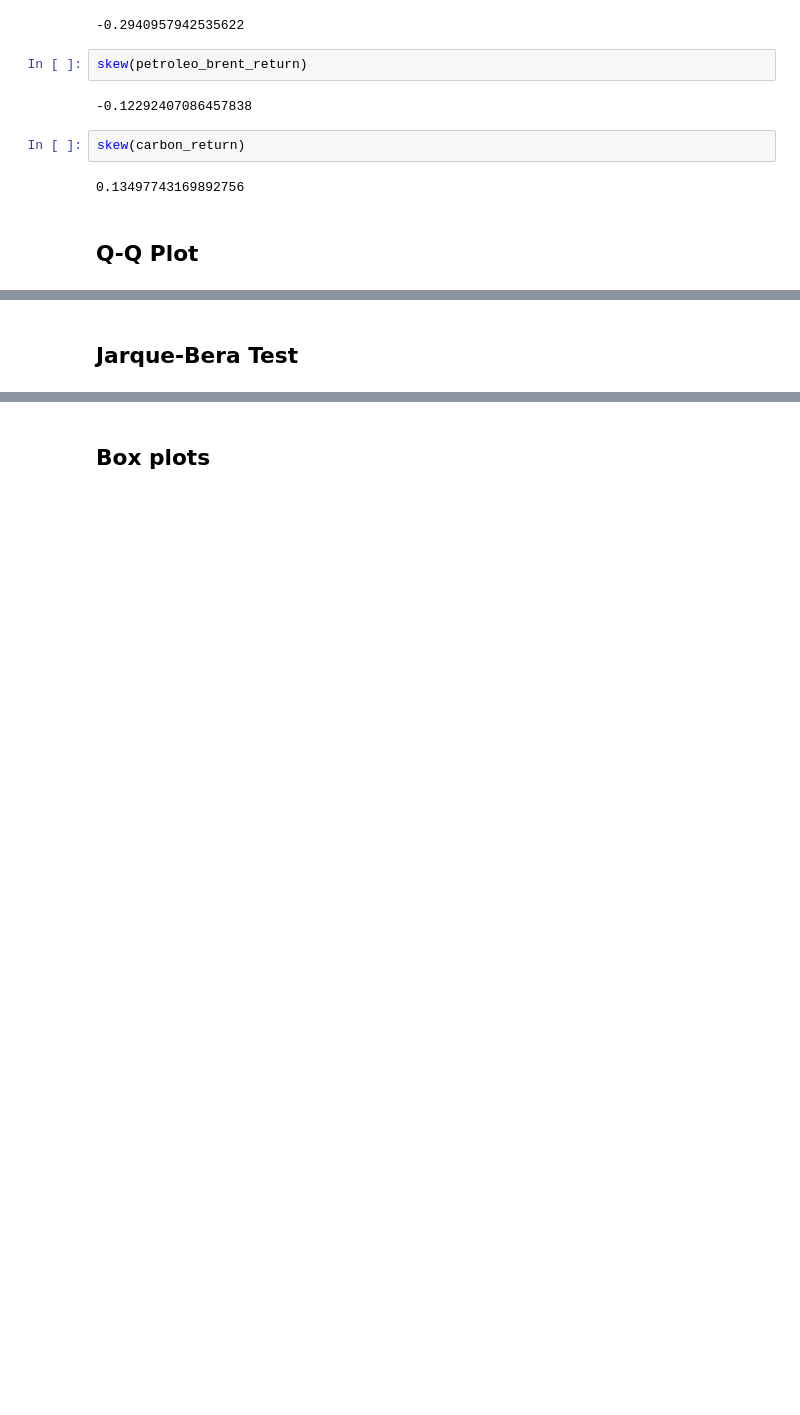
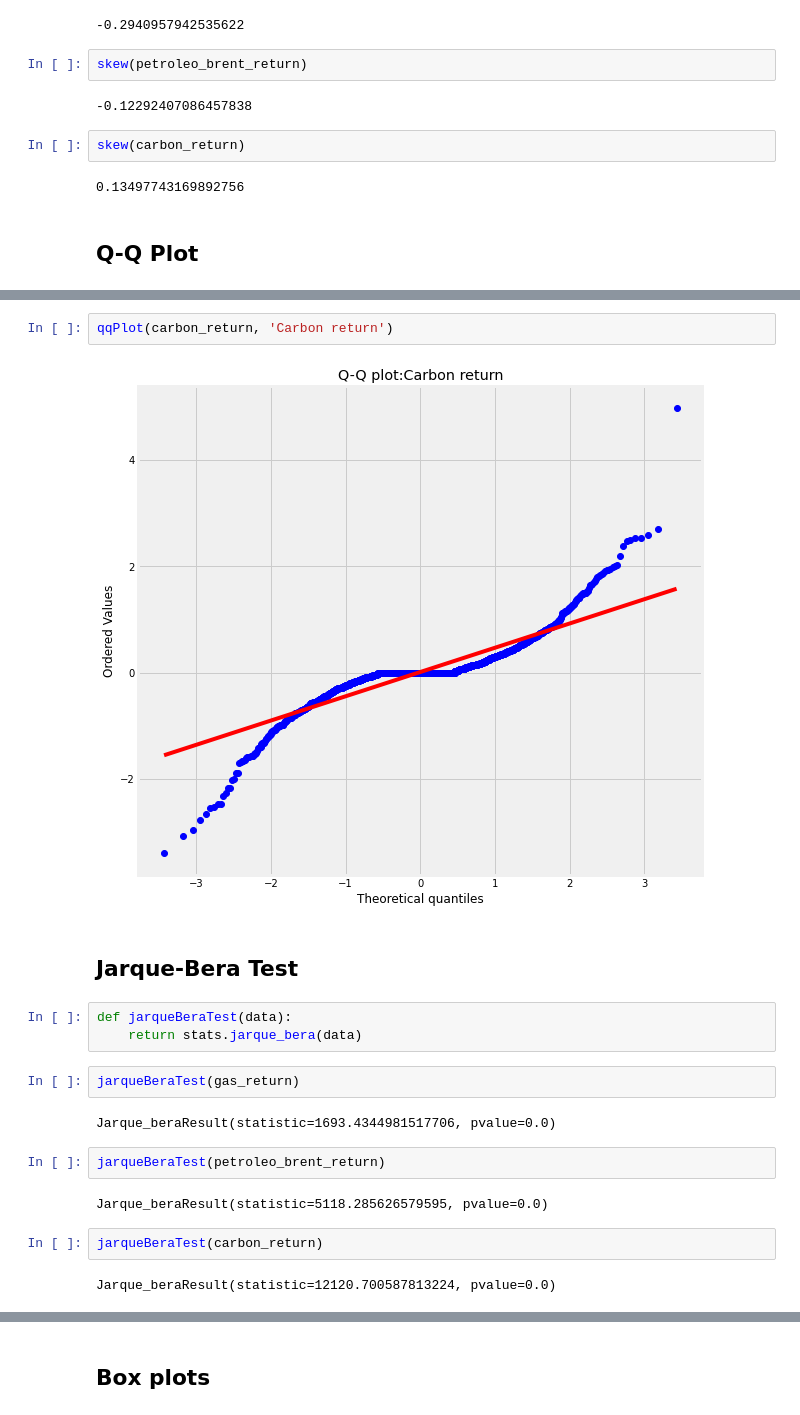
Before and after one commit to Cesuuur/energy-market-analysis, a Jupyter notebook: EstadisticaDescriptiva.ipynb, the cells around one changed output, grey strips where cells are left out. Saved outputs shown, nothing was run; the diff lists cells and outputs as text; blank space fills up the shorter version.

```diff
--- a/EstadisticaDescriptiva.ipynb
+++ b/EstadisticaDescriptiva.ipynb
@@ -277,2 +297,21 @@ skew(carbon_return)
+# %%
+qqPlot(carbon_return, 'Carbon return')
+# %% [output]
+[figure, added]
 # %% [markdown]
 ## Jarque-Bera Test
+# %%
+def jarqueBeraTest(data):
+    return stats.jarque_bera(data)
+# %%
+jarqueBeraTest(gas_return)
+# %% [output]
+Jarque_beraResult(statistic=1693.4344981517706, pvalue=0.0)
+# %%
+jarqueBeraTest(petroleo_brent_return)
+# %% [output]
+Jarque_beraResult(statistic=5118.285626579595, pvalue=0.0)
+# %%
+jarqueBeraTest(carbon_return)
+# %% [output]
+Jarque_beraResult(statistic=12120.700587813224, pvalue=0.0)
```
Also changed, not shown: parts of 45 cells of this notebook.
